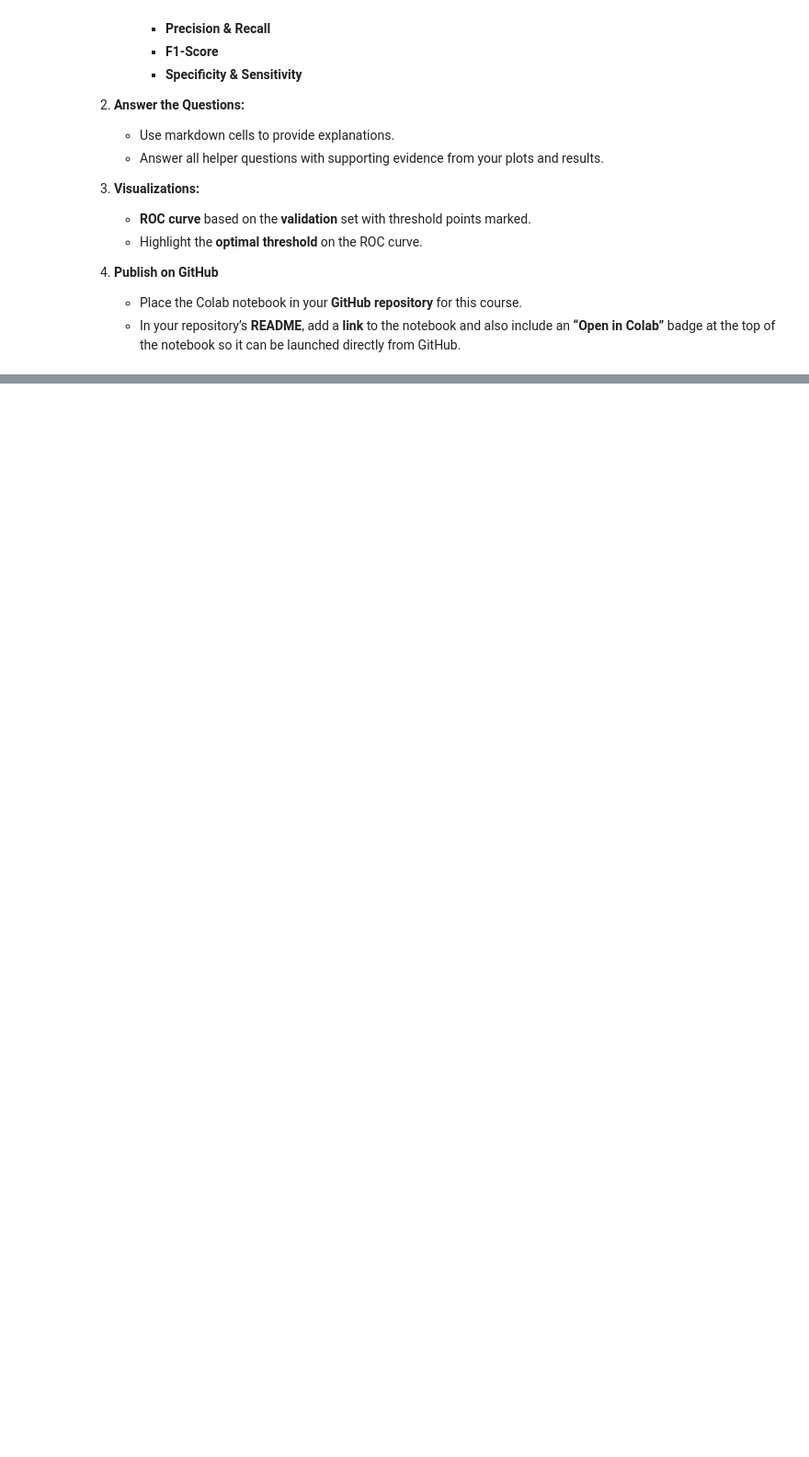
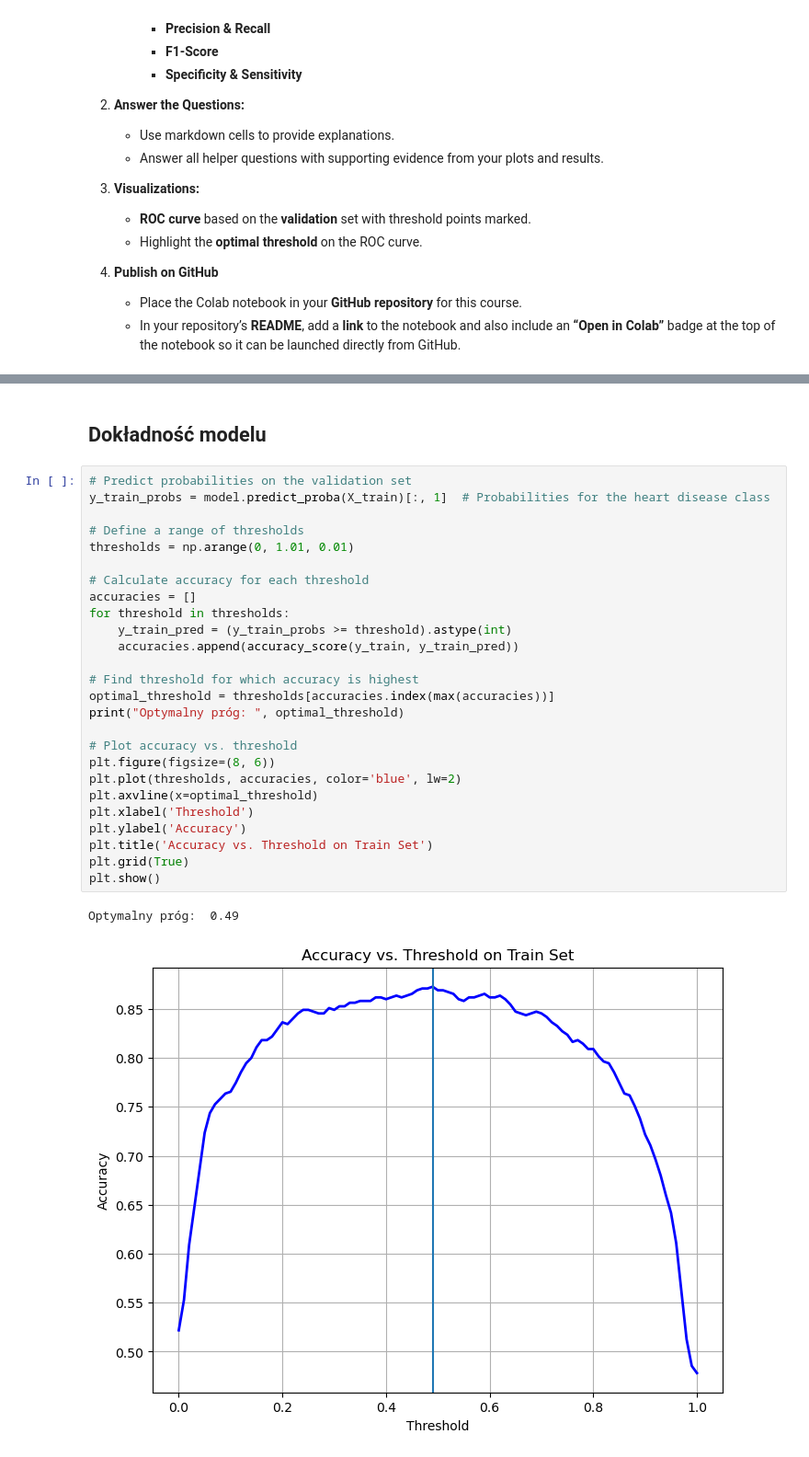
Before and after one commit to Bokocki/135UM-Homework, a Jupyter notebook: Homework03.ipynb, the cells around one changed output, grey strips where cells are left out. Shown at 92% size. Cells and saved outputs as stored; diff of their text form; blank space fills up the shorter version.

```diff
--- a/Homework03.ipynb
+++ b/Homework03.ipynb
@@ -69,0 +149,31 @@ This exercise focuses on the **importance of threshold selection** and how it im
+# %% [markdown]
+## Dokładność modelu
+# %%
+# Predict probabilities on the validation set
+y_train_probs = model.predict_proba(X_train)[:, 1]  # Probabilities for the heart disease class
+
+# Define a range of thresholds
+thresholds = np.arange(0, 1.01, 0.01)
+
+# Calculate accuracy for each threshold
+accuracies = []
+for threshold in thresholds:
+    y_train_pred = (y_train_probs >= threshold).astype(int)
+    accuracies.append(accuracy_score(y_train, y_train_pred))
+
+# Find threshold for which accuracy is highest
+optimal_threshold = thresholds[accuracies.index(max(accuracies))]
+print("Optymalny próg: ", optimal_threshold)
+
+# Plot accuracy vs. threshold
+plt.figure(figsize=(8, 6))
+plt.plot(thresholds, accuracies, color='blue', lw=2)
+plt.axvline(x=optimal_threshold)
+plt.xlabel('Threshold')
+plt.ylabel('Accuracy')
+plt.title('Accuracy vs. Threshold on Train Set')
+plt.grid(True)
+plt.show()
+# %% [output]
+Optymalny próg:  0.49
+[figure, added]
```
Also changed, not shown: parts of 10 cells of this notebook, 1 other file.
